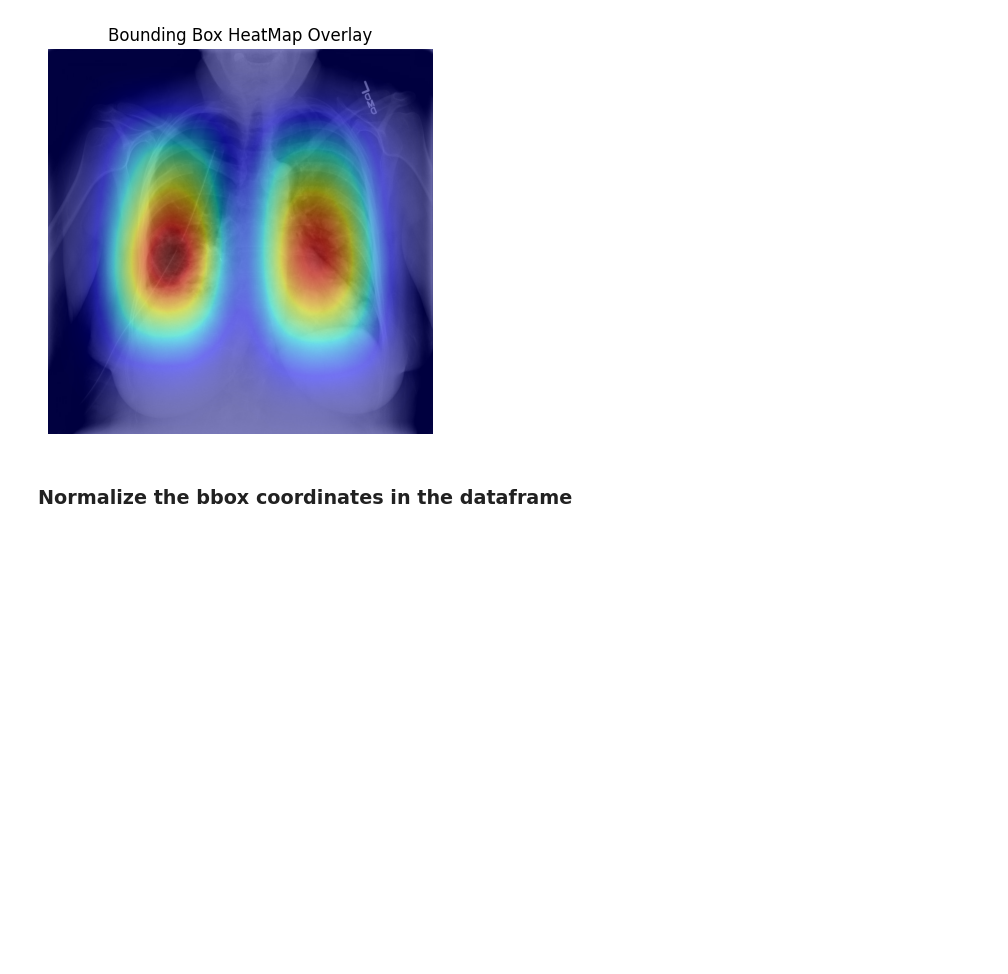
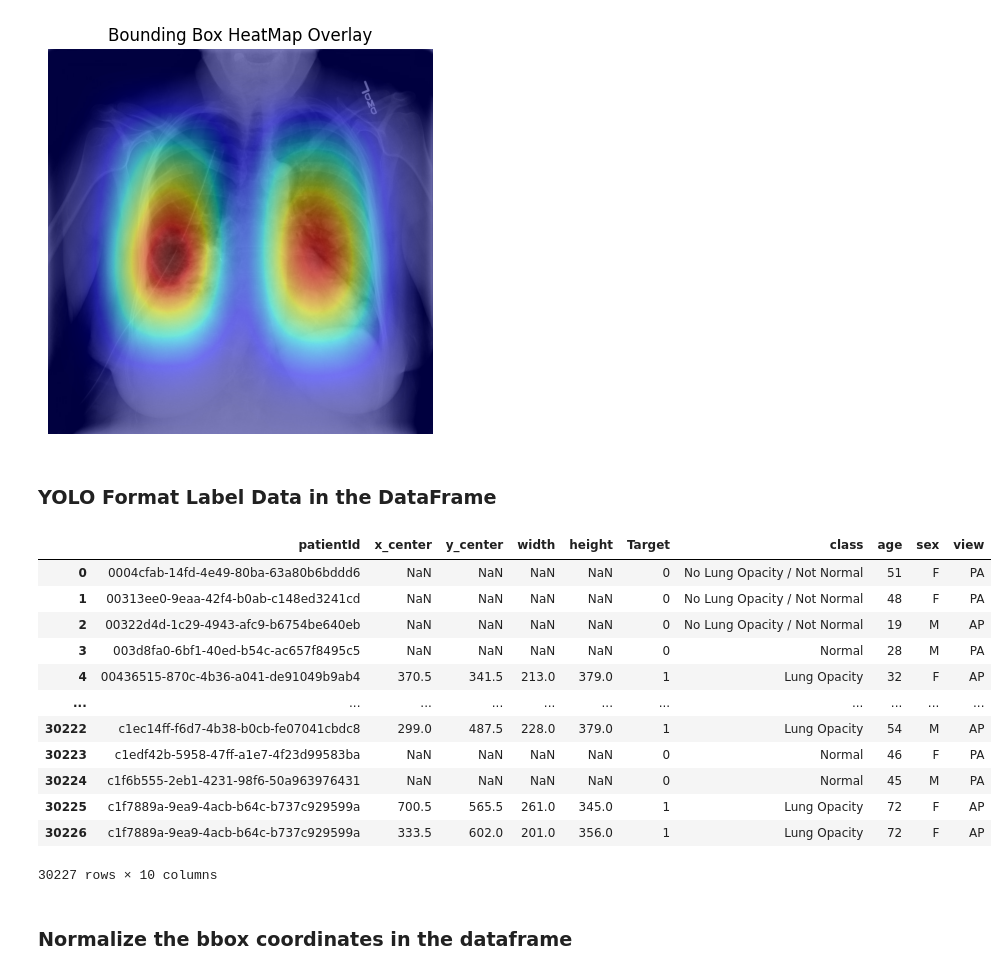
Before and after one commit to kmsmeng/ML_Projects, a Jupyter notebook: Medical_Image_Classification/handle_data.ipynb, the cells around one changed output. Saved outputs shown, nothing was run; the diff lists cells and outputs as text; code cells hidden in the pictures; blank space fills up the shorter version.

```diff
--- a/Medical_Image_Classification/handle_data.ipynb
+++ b/Medical_Image_Classification/handle_data.ipynb
@@ -534,3 +536,5 @@ plt.title('Bounding Box HeatMap Overlay')
 # %% [output]
 Text(0.5, 1.0, 'Bounding Box HeatMap Overlay')
 [figure]
+# %% [markdown]
+### YOLO Format Label Data in the DataFrame
@@ -537,3 +558,19 @@ Text(0.5, 1.0, 'Bounding Box HeatMap Overlay')
+# %%
+df
+# %% [output]
+|  | patientId | x_center | y_center | width | height | Target | class | age | sex | view |
+| 0 | 0004cfab-14fd-4e49-80ba-63a80b6bddd6 | NaN | NaN | NaN | NaN | 0 | No Lung Opacity / Not Normal | 51 | F | PA |
+| 1 | 00313ee0-9eaa-42f4-b0ab-c148ed3241cd | NaN | NaN | NaN | NaN | 0 | No Lung Opacity / Not Normal | 48 | F | PA |
+| 2 | 00322d4d-1c29-4943-afc9-b6754be640eb | NaN | NaN | NaN | NaN | 0 | No Lung Opacity / Not Normal | 19 | M | AP |
+| 3 | 003d8fa0-6bf1-40ed-b54c-ac657f8495c5 | NaN | NaN | NaN | NaN | 0 | Normal | 28 | M | PA |
+| 4 | 00436515-870c-4b36-a041-de91049b9ab4 | 370.5 | 341.5 | 213.0 | 379.0 | 1 | Lung Opacity | 32 | F | AP |
+| ... | ... | ... | ... | ... | ... | ... | ... | ... | ... | ... |
+| 30222 | c1ec14ff-f6d7-4b38-b0cb-fe07041cbdc8 | 299.0 | 487.5 | 228.0 | 379.0 | 1 | Lung Opacity | 54 | M | AP |
+| 30223 | c1edf42b-5958-47ff-a1e7-4f23d99583ba | NaN | NaN | NaN | NaN | 0 | Normal | 46 | F | PA |
+| 30224 | c1f6b555-2eb1-4231-98f6-50a963976431 | NaN | NaN | NaN | NaN | 0 | Normal | 45 | M | PA |
+| 30225 | c1f7889a-9ea9-4acb-b64c-b737c929599a | 700.5 | 565.5 | 261.0 | 345.0 | 1 | Lung Opacity | 72 | F | AP |
+| 30226 | c1f7889a-9ea9-4acb-b64c-b737c929599a | 333.5 | 602.0 | 201.0 | 356.0 | 1 | Lung Opacity | 72 | F | AP |
+30227 rows × 10 columns
 # %% [markdown]
 ### Normalize the bbox coordinates in the dataframe
 # %%
```
Also changed, not shown: parts of 35 cells of this notebook, 1 other file.
